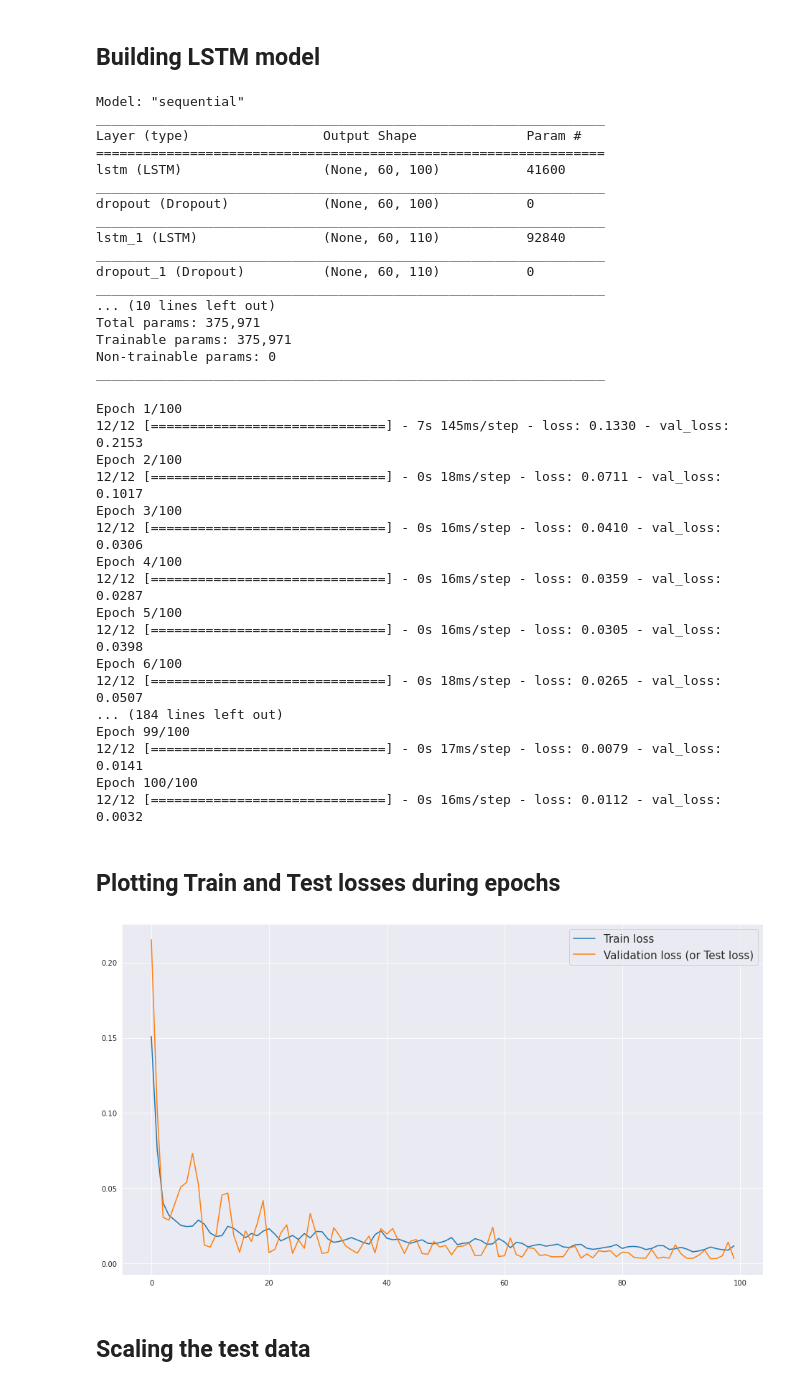
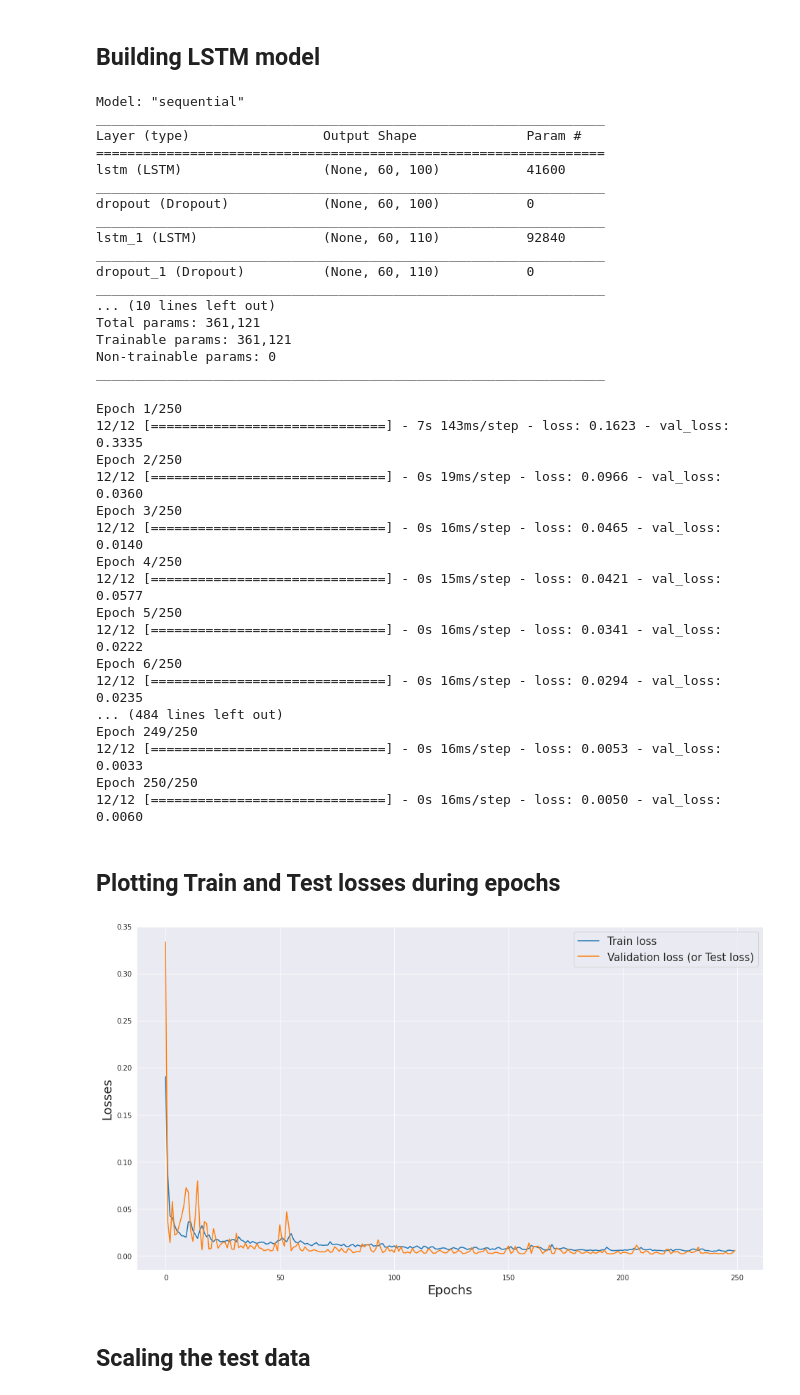
Before and after one commit to pallavikhadse/Stock-Prediction-with-LSTM-RNN-using-Keras, a Jupyter notebook: Stock_price_prediction_using_LSTM_for_3_years.ipynb, the cells around one changed output. Saved outputs shown, nothing was run; the diff lists cells and outputs as text; code cells hidden in the pictures.

Commit message:
No. of epochs increased

```diff
--- a/Stock_price_prediction_using_LSTM_for_3_years.ipynb
+++ b/Stock_price_prediction_using_LSTM_for_3_years.ipynb
@@ -430,7 +430,7 @@ model.add(Dropout(0.2))
 model.add(LSTM(units = 120, return_sequences = True))
 model.add(Dropout(0.3))
 
-model.add(LSTM(units = 130, ))
+model.add(LSTM(units = 120))
 model.add(Dropout(0.2))
 
 model.add(Dense(units = 1))                  # The final dense layer's units should be equal to the number of features in your y_train.
@@ -452,41 +452,45 @@ _________________________________________________________________
 dropout_1 (Dropout)          (None, 60, 110)           0
 _________________________________________________________________
 ... (10 lines left out)
-Total params: 375,971
-Trainable params: 375,971
+Total params: 361,121
+Trainable params: 361,121
 Non-trainable params: 0
 _________________________________________________________________
 # %%
-history = model.fit(X_train, y_train, epochs = 100, batch_size = 32, validation_split = 0.1, shuffle = False, verbose = 1)
+history = model.fit(X_train, y_train, epochs = 250, batch_size = 32, validation_split = 0.1, shuffle = False, verbose = 1)
 # %% [output]
-Epoch 1/100
-12/12 [==============================] - 7s 145ms/step - loss: 0.1330 - val_loss: 0.2153
-Epoch 2/100
-12/12 [==============================] - 0s 18ms/step - loss: 0.0711 - val_loss: 0.1017
-Epoch 3/100
-12/12 [==============================] - 0s 16ms/step - loss: 0.0410 - val_loss: 0.0306
-Epoch 4/100
-12/12 [==============================] - 0s 16ms/step - loss: 0.0359 - val_loss: 0.0287
-Epoch 5/100
-12/12 [==============================] - 0s 16ms/step - loss: 0.0305 - val_loss: 0.0398
-Epoch 6/100
-12/12 [==============================] - 0s 18ms/step - loss: 0.0265 - val_loss: 0.0507
-... (184 lines left out)
-Epoch 99/100
-12/12 [==============================] - 0s 17ms/step - loss: 0.0079 - val_loss: 0.0141
-Epoch 100/100
-12/12 [==============================] - 0s 16ms/step - loss: 0.0112 - val_loss: 0.0032
+Epoch 1/250
+12/12 [==============================] - 7s 143ms/step - loss: 0.1623 - val_loss: 0.3335
+Epoch 2/250
+12/12 [==============================] - 0s 19ms/step - loss: 0.0966 - val_loss: 0.0360
+Epoch 3/250
+12/12 [==============================] - 0s 16ms/step - loss: 0.0465 - val_loss: 0.0140
+Epoch 4/250
+12/12 [==============================] - 0s 15ms/step - loss: 0.0421 - val_loss: 0.0577
+Epoch 5/250
+12/12 [==============================] - 0s 16ms/step - loss: 0.0341 - val_loss: 0.0222
+Epoch 6/250
+12/12 [==============================] - 0s 16ms/step - loss: 0.0294 - val_loss: 0.0235
+... (484 lines left out)
+Epoch 249/250
+12/12 [==============================] - 0s 16ms/step - loss: 0.0053 - val_loss: 0.0033
+Epoch 250/250
+12/12 [==============================] - 0s 16ms/step - loss: 0.0050 - val_loss: 0.0060
 # %% [markdown]
 ## Plotting Train and Test losses during epochs
 # %%
 sns.set_style("darkgrid")
 plt.figure(figsize=(16,9))
 plt.plot(history.history["loss"], label = 'Train loss')
 plt.plot(history.history["val_loss"], label = 'Validation loss (or Test loss)')
 plt.legend(fontsize=15)
+plt.xlabel('Epochs', fontsize = 18)
+plt.xticks(x = 'Epochs', rotation = 0)
+#plt.margins(0.2)
+plt.ylabel('Losses', fontsize = 18)
 plt.show()
 # %% [output]
-[figure, old version]
+[figure, new version]
 # %% [markdown]
 ## Scaling the test data
 # %% [markdown]
```
Also changed, not shown: parts of 8 cells of this notebook.
